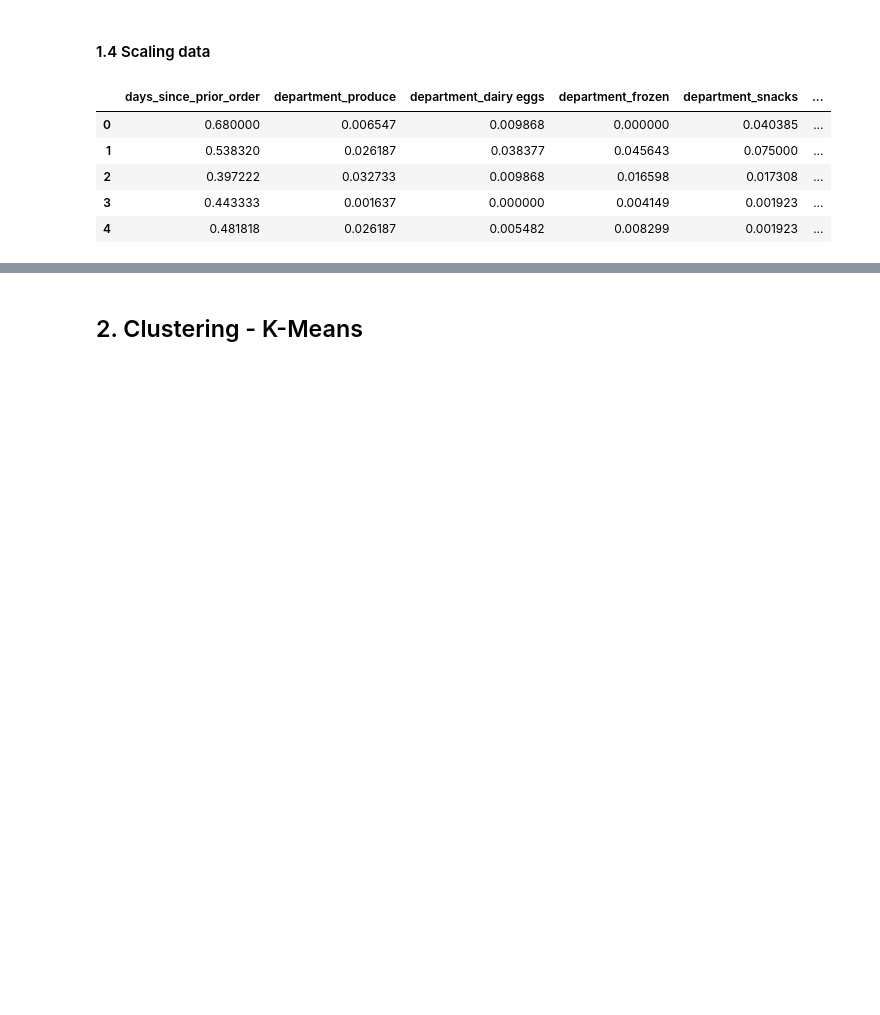
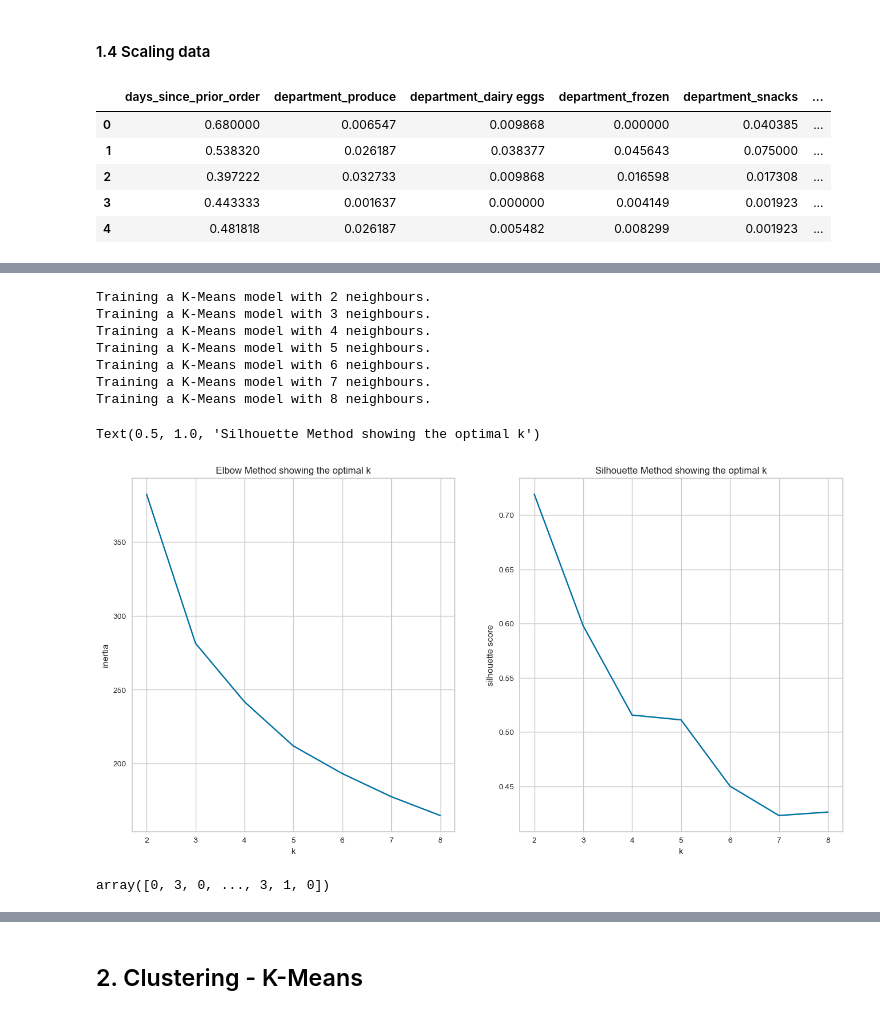
Before and after one commit to ameliapt/instacart_project, a Jupyter notebook: notebooks/2. K-Means_clustering.ipynb, the cells around one changed output, grey strips where cells are left out. Drawn from its saved outputs; the diff is of its cells as text; code cells hidden in the pictures; blank space fills up the shorter version.

```diff
--- a/notebooks/2. K-Means_clustering.ipynb
+++ b/notebooks/2. K-Means_clustering.ipynb
@@ -339,0 +380,4 @@ X_scaled.head()
+# %%
+X_scaled_1 = X_scaled.copy()
+X_scaled_1.drop('days_since_prior_order', axis=1, inplace=True)
+X_scaled_1.head()
@@ -339,0 +391,46 @@ X_scaled.head()
+# %%
+K = range(2, 9)
+inertia = []
+silhouette = []
+
+for k in K:
+    print("Training a K-Means model with {} neighbours.".format(k))
+    kmeans = KMeans(n_clusters = k,
+                    random_state = config['models']['kmeans_randomstate'])
+    kmeans.fit(X_scaled_1)
+    filename = config['models']['kmeans_path'] + str(k) + ".pickle"
+    with open(filename, "wb") as file:
+        pickle.dump(kmeans,file)
+    inertia.append(kmeans.inertia_)
+    silhouette.append(silhouette_score(X_scaled_1, kmeans.predict(X_scaled_1)))
+
+# Plot the results
+fig, ax = plt.subplots(1,2,figsize=(16,8))
+ax[0].plot(K, inertia, 'bx-')
+ax[0].set_xlabel('k')
+ax[0].set_ylabel('inertia')
+ax[0].set_xticks(np.arange(min(K), max(K)+1, 1.0))
+ax[0].set_title('Elbow Method showing the optimal k')
+ax[1].plot(K, silhouette, 'bx-')
+ax[1].set_xlabel('k')
+ax[1].set_ylabel('silhouette score')
+ax[1].set_xticks(np.arange(min(K), max(K)+1, 1.0))
+ax[1].set_title('Silhouette Method showing the optimal k')
+# %% [output]
+Training a K-Means model with 2 neighbours.
+Training a K-Means model with 3 neighbours.
+Training a K-Means model with 4 neighbours.
+Training a K-Means model with 5 neighbours.
+Training a K-Means model with 6 neighbours.
+Training a K-Means model with 7 neighbours.
+Training a K-Means model with 8 neighbours.
+Text(0.5, 1.0, 'Silhouette Method showing the optimal k')
+[figure, added]
+# %%
+with open('../models/kmeans_scaled_4.pickle', 'rb') as f:
+    km4 = pickle.load(f)
+
+km4y_means = km4.labels_
+km4y_means
+# %% [output]
+array([0, 3, 0, ..., 3, 1, 0])
```
Also changed, not shown: parts of 44 cells of this notebook, 15 other files.
